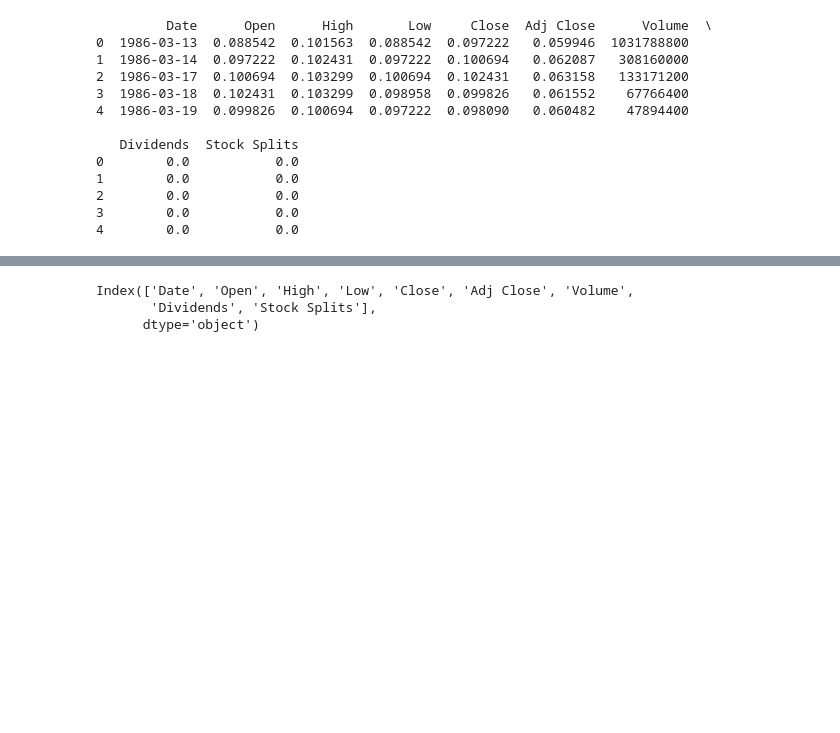
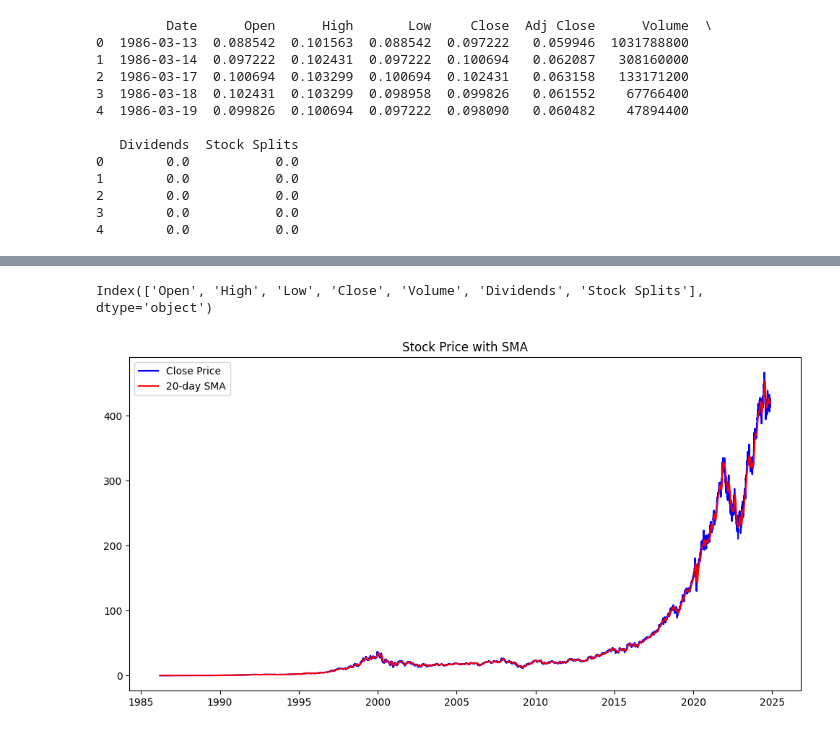
Before and after one commit to Abiy-Alemu/KAIM-Week-12, a Jupyter notebook: notebooks/TA_analysis.ipynb, the cells around one changed output, grey strips where cells are left out. Saved outputs shown, nothing was run; the diff lists cells and outputs as text; code cells hidden in the pictures; blank space fills up the shorter version.

Commit message:
Added technical indicator calculations and visualizations

```diff
--- a/notebooks/TA_analysis.ipynb
+++ b/notebooks/TA_analysis.ipynb
@@ -84,23 +84,31 @@ hist.describe()
 | max | 466.159796 | 467.507368 | 463.624357 | 466.718781 | 1.031789e+09 | 3.080000 | 2.000000 |
-# %%
-import pandas as pd
-
-# Load the CSV file
-hist = pd.read_csv(r'C:\Users\MMM\Documents\10 Academy File\KAIM-Week-12\data\yfinance_data\MSFT_historical_data.csv')
-
-# Check the column names
-print(hist.columns)
-# %% [output]
-Index(['Date', 'Open', 'High', 'Low', 'Close', 'Adj Close', 'Volume',
-       'Dividends', 'Stock Splits'],
-      dtype='object')
-# %%
-# For example, if the column is named 'Date'
-hist['Date'] = pd.to_datetime(hist['Date'])
+# %%
+# Check the column names
+hist.columns
+# %% [output]
+Index(['Open', 'High', 'Low', 'Close', 'Volume', 'Dividends', 'Stock Splits'], dtype='object')
+# %%
+hist.dropna(inplace=True)
 # %%
 import talib
 
-# Example calculations
-hist['SMA_20'] = talib.SMA(hist['Close'], timeperiod=20)  # 20-day SMA
-hist['RSI_14'] = talib.RSI(hist['Close'], timeperiod=14)  # 14-day RSI
+# Moving Averages
+hist['SMA_20'] = talib.SMA(hist['Close'], timeperiod=20)
+hist['EMA_20'] = talib.EMA(hist['Close'], timeperiod=20)
+
+# RSI
+hist['RSI_14'] = talib.RSI(hist['Close'], timeperiod=14)
+
+# MACD
 hist['MACD'], hist['MACD_signal'], hist['MACD_hist'] = talib.MACD(hist['Close'])
+# %%
+import matplotlib.pyplot as plt
+
+plt.figure(figsize=(12, 6))
+plt.plot(hist['Close'], label='Close Price', color='blue')
+plt.plot(hist['SMA_20'], label='20-day SMA', color='red')
+plt.title("Stock Price with SMA")
+plt.legend()
+plt.show()
+# %% [output]
+[figure, added]
```
Also changed, not shown: parts of 4 cells of this notebook.
